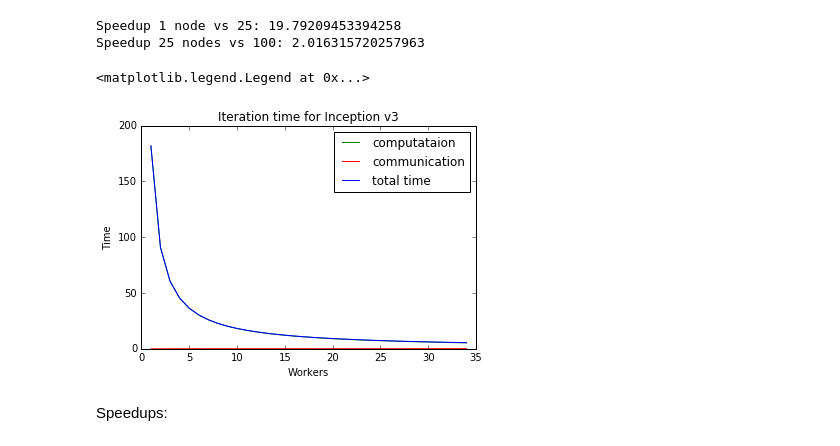
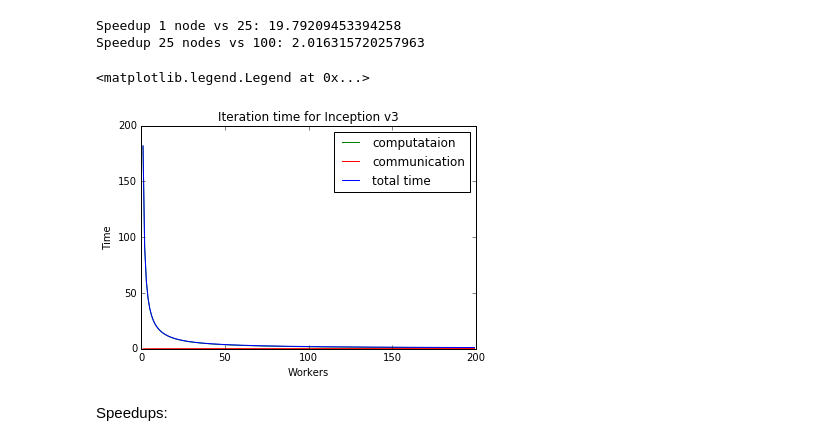
Before and after one commit to avulanov/scalability, a Jupyter notebook: scalability.ipynb, the cells around one changed output. Saved outputs shown, nothing was run; the diff lists cells and outputs as text; code cells hidden in the pictures.

```diff
--- a/scalability.ipynb
+++ b/scalability.ipynb
@@ -249,25 +249,26 @@ Speedup 25 nodes vs 100: 2.016315720257963
 # %%
 %matplotlib inline
 import matplotlib.pyplot as plt
 import numpy as np
 #Google Inception v3
 weights = 25E6
 flops = 2 * 5E9 * 3 * 1024
 # Infiniband 56Gb/s (peak can be 100%)
 b = 56E9
+n = np.arange(1, 200)
 tcpData = np.vectorize(tcp)(n, flops, p)
 tcmData = np.vectorize(tcm)(n, weights, b)
 tData = np.vectorize(t)(n, weights, flops, b, p)
 leg1, = plt.plot(n,tcpData, color="green", label='computataion')
 leg2, = plt.plot(n,tcmData, color="red", label='communication')
 leg3, = plt.plot(n, tData, color="blue", label='total time')
 plt.ylabel("Time")
 plt.xlabel("Workers")
 plt.title("Iteration time for Inception v3")
 plt.legend(handles=[leg1, leg2, leg3])
 # %% [output]
 <matplotlib.legend.Legend at 0x...>
-[figure, old version]
+[figure, new version]
 # %% [markdown]
 Speedups:
 # %%
```
